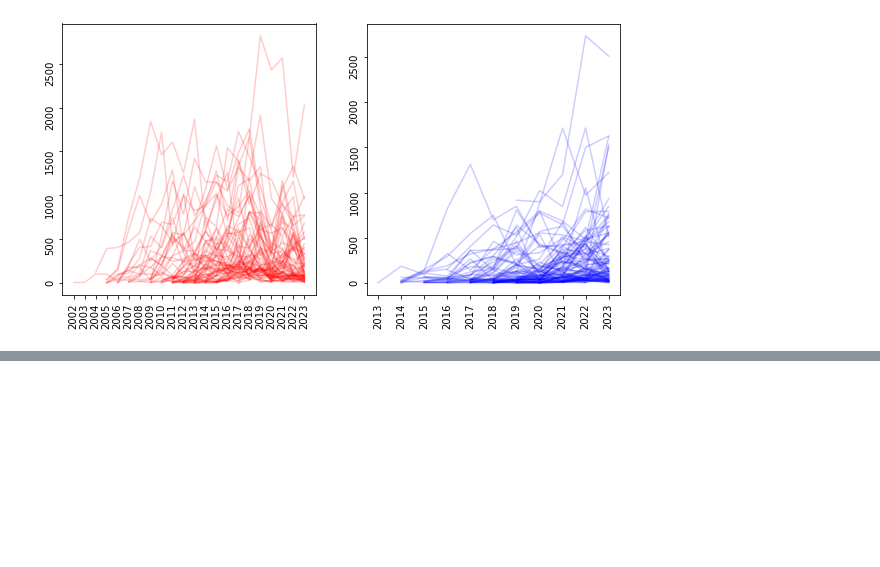
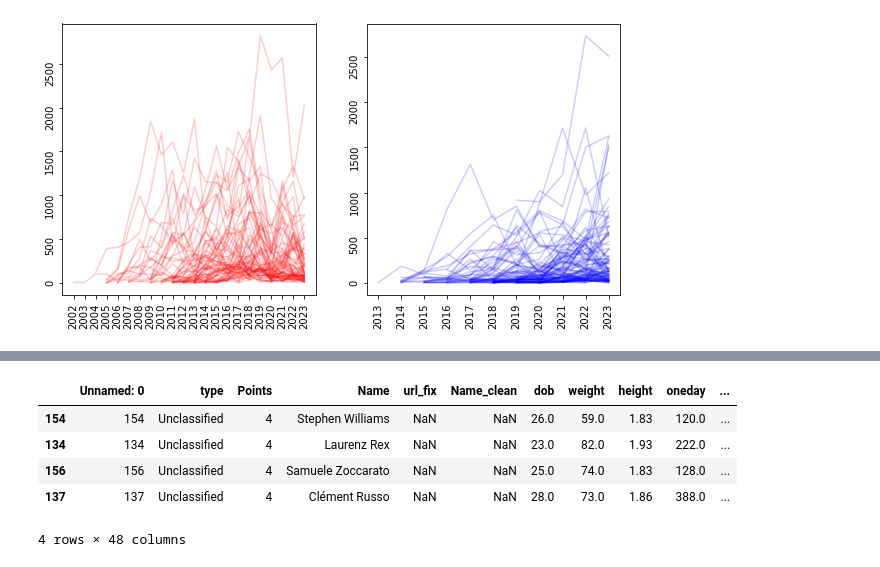
Before and after one commit to willcrossb/velogames2023, a Jupyter notebook: collect_data.ipynb, the cells around one changed output, grey strips where cells are left out. Saved outputs shown, nothing was run; the diff lists cells and outputs as text; code cells hidden in the pictures; blank space fills up the shorter version.

```diff
--- a/collect_data.ipynb
+++ b/collect_data.ipynb
@@ -361,0 +321,21 @@ print(df_disp.nlargest(30, 'value_past3'))
+# %%
+import itertools
+
+ar_list = dfa.loc[dfa['type'] == 'All Rounder', 'Name'].tolist()
+c_list = dfa.loc[dfa['type'] == 'Climber', 'Name'].tolist()
+sp_list = dfa.loc[dfa['type'] == 'Sprinter', 'Name'].tolist()
+uc_list = dfa.loc[dfa['type'] == 'Unclassified', 'Name'].tolist()
+
+#should b 7 slots as we are ignoring unclassified
+term_set = [ar_list,ar_list,c_list,c_list,sp_list]
+
+#Use itertools to make all possible combinations taking one var from each set
+i = 0
+max = 4000000
+df_max = pd.DataFrame(index=range(max),columns=range(1))
+for var_set in itertools.product(*term_set):
+    benefit = dfa.loc[df['Name'].isin(var_set), 'weight_PCS'].sum()
+    cost = dfa.loc[df['Name'].isin(var_set), 'Points'].sum()
+    df_max.loc[i,['AR','AR2','C','C2','S']] = list(var_set)
+    df_max.loc[i,'benefit'] = benefit
+    df_max.loc[i,'cost'] = cost
@@ -361,0 +359,26 @@ print(df_disp.nlargest(30, 'value_past3'))
+# %%
+# generate all combinations of length 4
+df_disp_cut = dfa.loc[(dfa['type'] == 'Unclassified') & (dfa['Points'] == 4)]
+#print(df_disp_cut.nlargest(10, 'weight_PCS')
+tabplot = df_disp_cut.nlargest(4, 'weight_PCS')
+display(tabplot)
+
+uc_list = dfa.loc[(dfa['weight_PCS'] >45) & (dfa['type'] == 'Unclassified'),'Name'].unique().tolist()
+
+term_set = [uc_list,uc_list,uc_list,uc_list]
+df_max_uc = pd.DataFrame(index=range(len(uc_list)**4),columns=range(1))
+i = 0
+for var_set in itertools.product(*term_set):
+    benefit = dfa.loc[df['Name'].isin(var_set), 'weight_PCS'].sum()
+    cost = dfa.loc[df['Name'].isin(var_set), 'Points'].sum()
+    df_max_uc.loc[i,['UC1','UC2','UC3','UC4']] = list(var_set)
+    df_max_uc.loc[i,'benefit'] = benefit
+    df_max_uc.loc[i,'cost'] = cost
+    i = i+1
+# %% [output]
+|  | Unnamed: 0 | type | Points | Name | url_fix | Name_clean | dob | weight | height | oneday | ... |
+| 154 | 154 | Unclassified | 4 | Stephen Williams | NaN | NaN | 26.0 | 59.0 | 1.83 | 120.0 | ... |
+| 134 | 134 | Unclassified | 4 | Laurenz Rex | NaN | NaN | 23.0 | 82.0 | 1.93 | 222.0 | ... |
+| 156 | 156 | Unclassified | 4 | Samuele Zoccarato | NaN | NaN | 25.0 | 74.0 | 1.83 | 128.0 | ... |
+| 137 | 137 | Unclassified | 4 | Clément Russo | NaN | NaN | 28.0 | 73.0 | 1.86 | 388.0 | ... |
+4 rows × 48 columns
```
Also changed, not shown: parts of 13 cells of this notebook.
